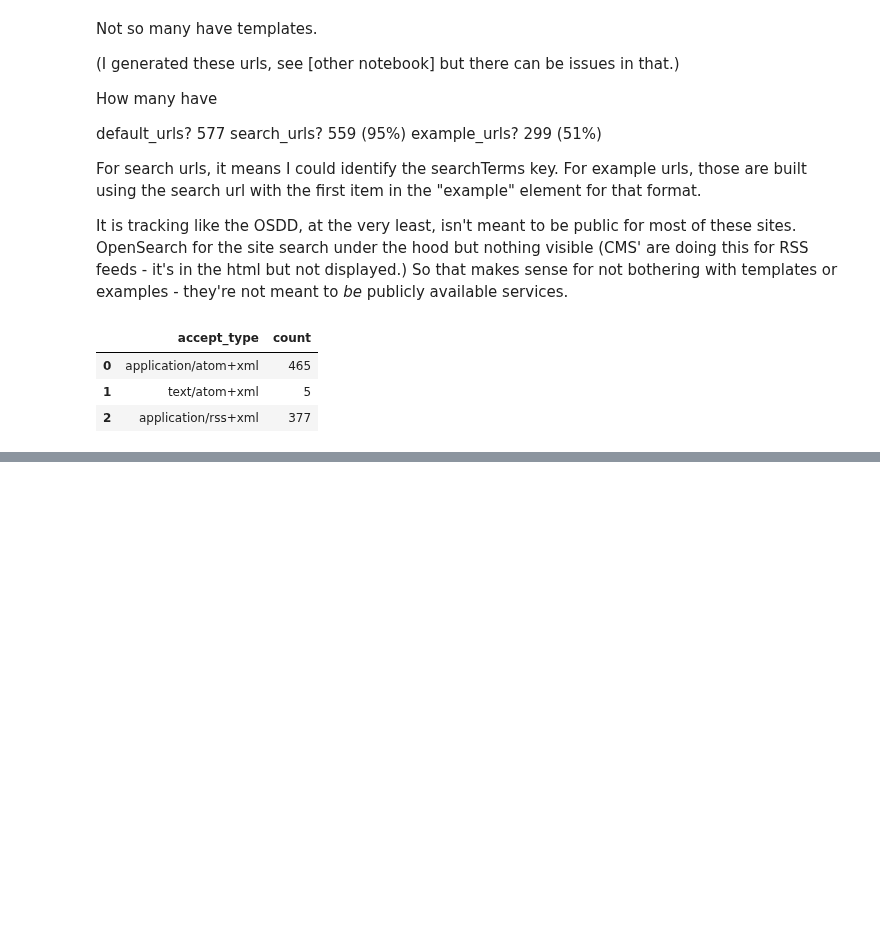
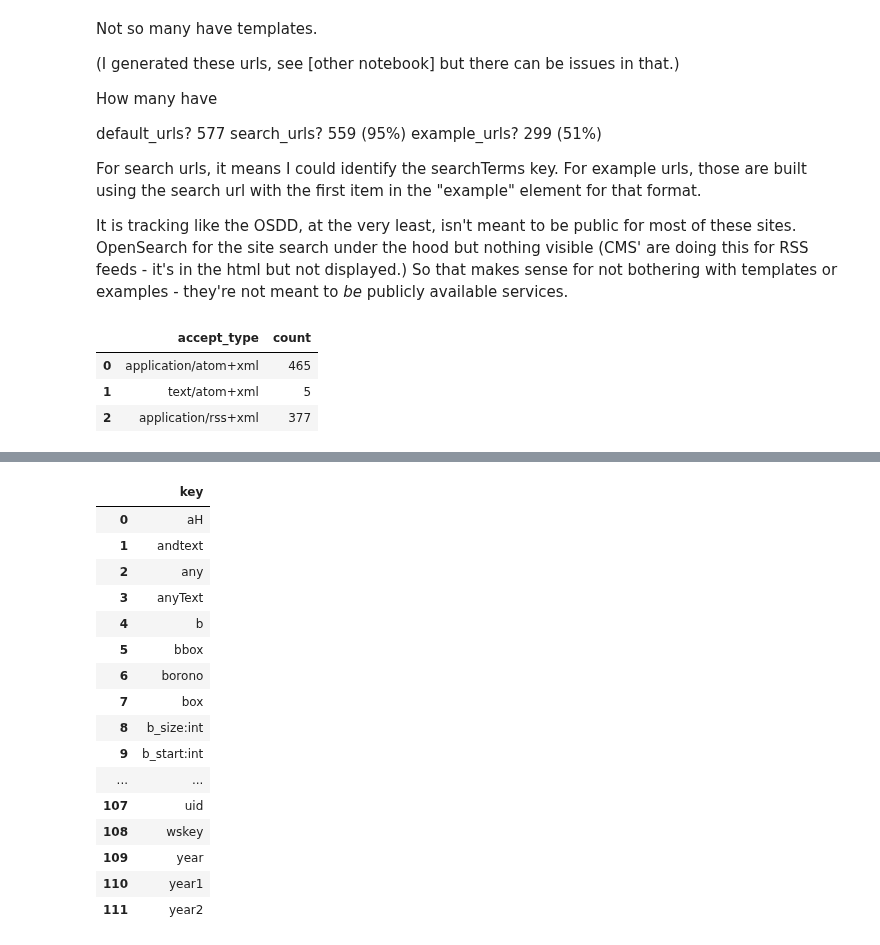
Before and after one commit to b-cube/Response-Identification-Info, a Jupyter notebook: notebooks/Analysis - OpenSearch.ipynb, the cells around one changed output, grey strips where cells are left out. Drawn from its saved outputs; the diff is of its cells as text; code cells hidden in the pictures; blank space fills up the shorter version.

```diff
--- a/notebooks/Analysis - OpenSearch.ipynb
+++ b/notebooks/Analysis - OpenSearch.ipynb
@@ -408,0 +417,42 @@ df
+# %%
+sql = """
+with t
+as (
+    select o.id, x.*
+    from osdds o,
+        jsonb_to_recordset(o.url_templates::jsonb)
+            as x(
+                default_url text,
+                search_url text,
+                example_url text,
+                responses jsonb,
+                parameters jsonb,
+                param_defs jsonb,
+                accept_type text
+            )
+    where url_templates is not null and url_templates::text != '[]'::text
+)
+
+select distinct jsonb_object_keys(parameters) as key
+from t
+order by key;
+"""
+pd.read_sql(sql, engine)
+# %% [output]
+|  | key |
+| 0 | aH |
+| 1 | andtext |
+| 2 | any |
+| 3 | anyText |
+| 4 | b |
+| 5 | bbox |
+| 6 | borono |
+| 7 | box |
+| 8 | b_size:int |
+| 9 | b_start:int |
+| ... | ... |
+| 107 | uid |
+| 108 | wskey |
+| 109 | year |
+| 110 | year1 |
+| 111 | year2 |
```
Also changed, not shown: parts of 6 cells of this notebook, 9 other files.
